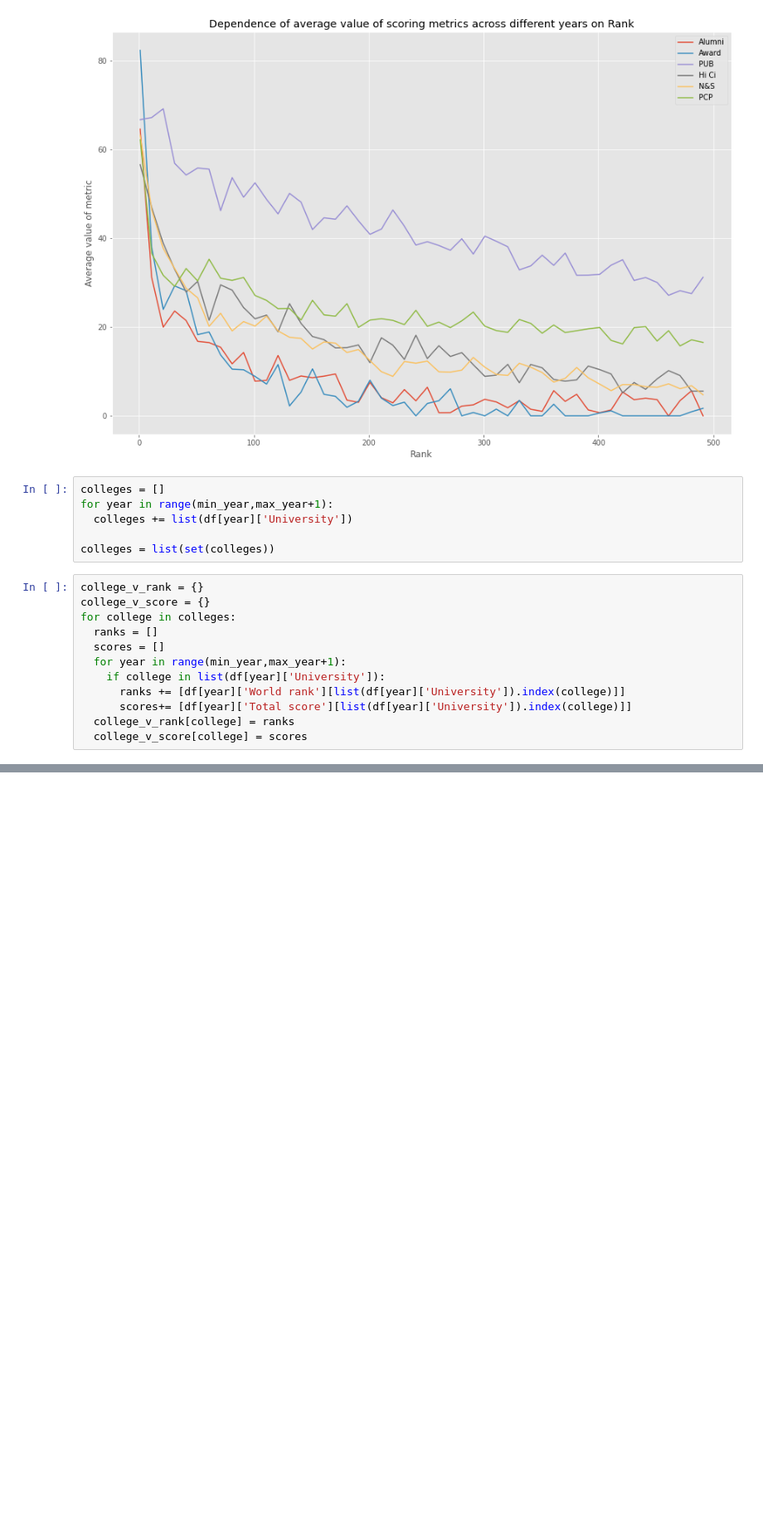
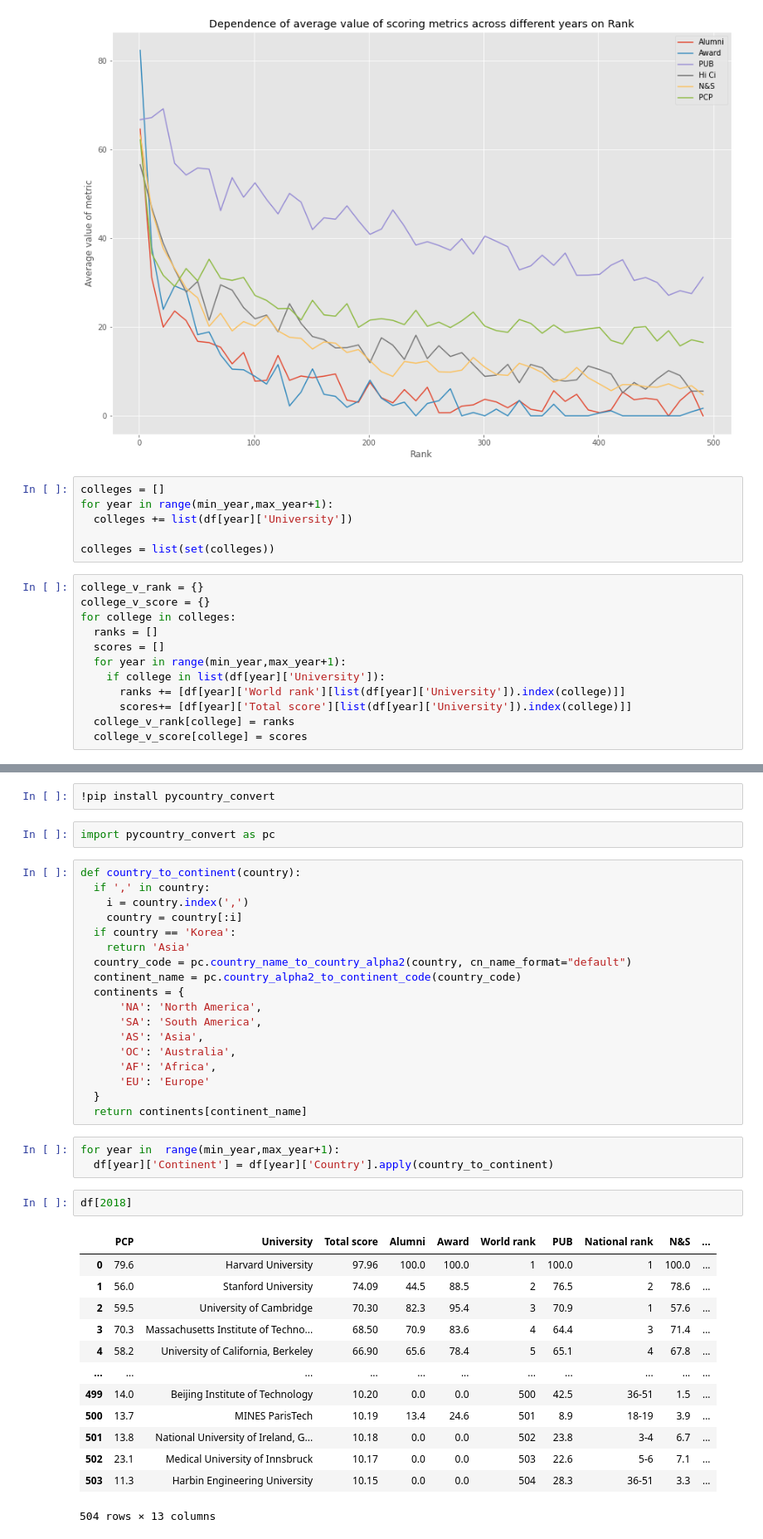
Before and after one commit to kalp121212/DS203_Project, a Jupyter notebook: Shanghai_EDA.ipynb, the cells around one changed output, grey strips where cells are left out. Shown at 83% size. Saved outputs shown, nothing was run; the diff lists cells and outputs as text; blank space fills up the shorter version.

```diff
--- a/Shanghai_EDA.ipynb
+++ b/Shanghai_EDA.ipynb
@@ -331,0 +332,41 @@ pass
+# %%
+!pip install pycountry_convert
+# %%
+import pycountry_convert as pc
+# %%
+def country_to_continent(country):
+  if ',' in country:
+    i = country.index(',')
+    country = country[:i]
+  if country == 'Korea':
+    return 'Asia'
+  country_code = pc.country_name_to_country_alpha2(country, cn_name_format="default")
+  continent_name = pc.country_alpha2_to_continent_code(country_code)
+  continents = {
+      'NA': 'North America',
+      'SA': 'South America',
+      'AS': 'Asia',
+      'OC': 'Australia',
+      'AF': 'Africa',
+      'EU': 'Europe'
+  }
+  return continents[continent_name]
+# %%
+for year in  range(min_year,max_year+1):
+  df[year]['Continent'] = df[year]['Country'].apply(country_to_continent)
+# %%
+df[2018]
+# %% [output]
+|  | PCP | University | Total score | Alumni | Award | World rank | PUB | National rank | N&S | ... |
+| 0 | 79.6 | Harvard University | 97.96 | 100.0 | 100.0 | 1 | 100.0 | 1 | 100.0 | ... |
+| 1 | 56.0 | Stanford University | 74.09 | 44.5 | 88.5 | 2 | 76.5 | 2 | 78.6 | ... |
+| 2 | 59.5 | University of Cambridge | 70.30 | 82.3 | 95.4 | 3 | 70.9 | 1 | 57.6 | ... |
+| 3 | 70.3 | Massachusetts Institute of Techno... | 68.50 | 70.9 | 83.6 | 4 | 64.4 | 3 | 71.4 | ... |
+| 4 | 58.2 | University of California, Berkeley | 66.90 | 65.6 | 78.4 | 5 | 65.1 | 4 | 67.8 | ... |
+| ... | ... | ... | ... | ... | ... | ... | ... | ... | ... | ... |
+| 499 | 14.0 | Beijing Institute of Technology | 10.20 | 0.0 | 0.0 | 500 | 42.5 | 36-51 | 1.5 | ... |
+| 500 | 13.7 | MINES ParisTech | 10.19 | 13.4 | 24.6 | 501 | 8.9 | 18-19 | 3.9 | ... |
+| 501 | 13.8 | National University of Ireland, G... | 10.18 | 0.0 | 0.0 | 502 | 23.8 | 3-4 | 6.7 | ... |
+| 502 | 23.1 | Medical University of Innsbruck | 10.17 | 0.0 | 0.0 | 503 | 22.6 | 5-6 | 7.1 | ... |
+| 503 | 11.3 | Harbin Engineering University | 10.15 | 0.0 | 0.0 | 504 | 28.3 | 36-51 | 3.3 | ... |
+504 rows × 13 columns
```
Also changed, not shown: parts of 10 cells of this notebook.
